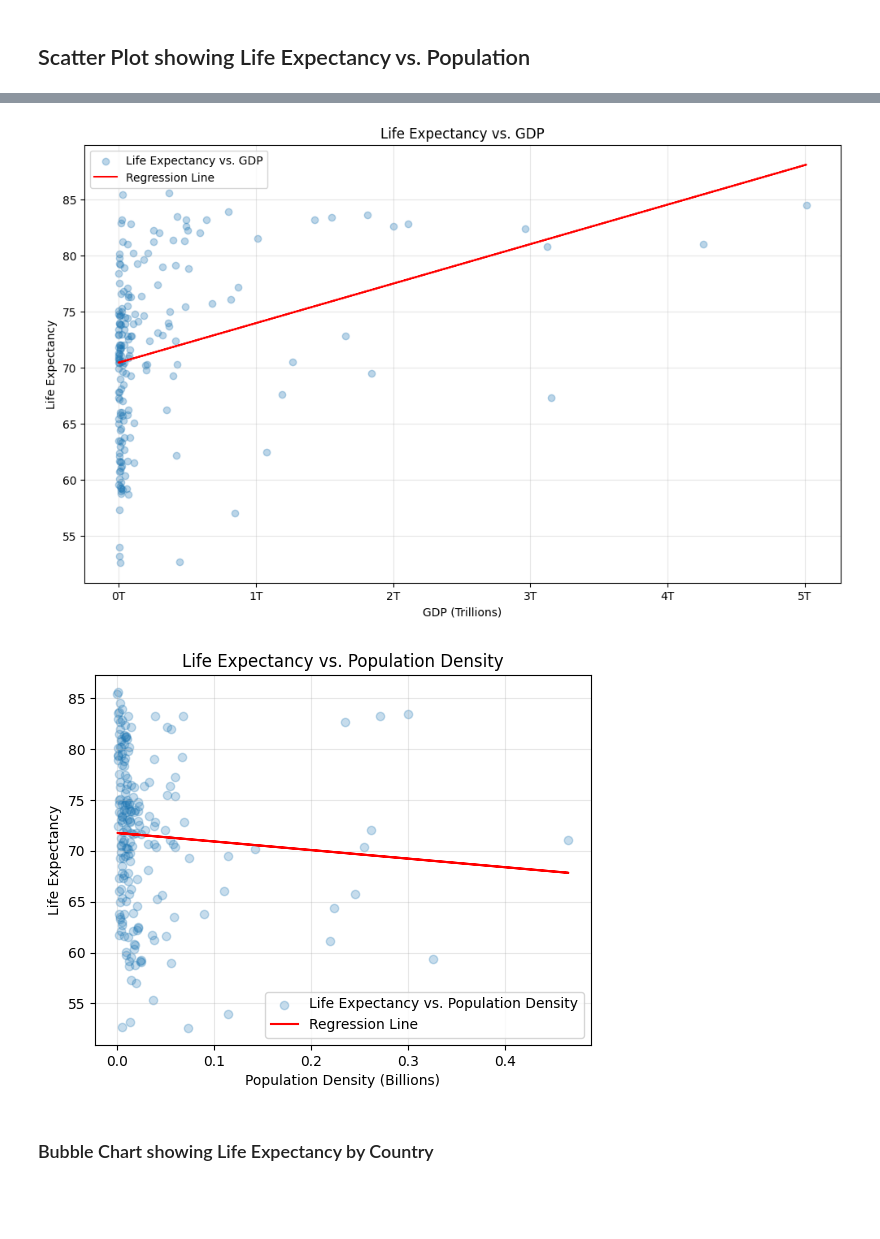
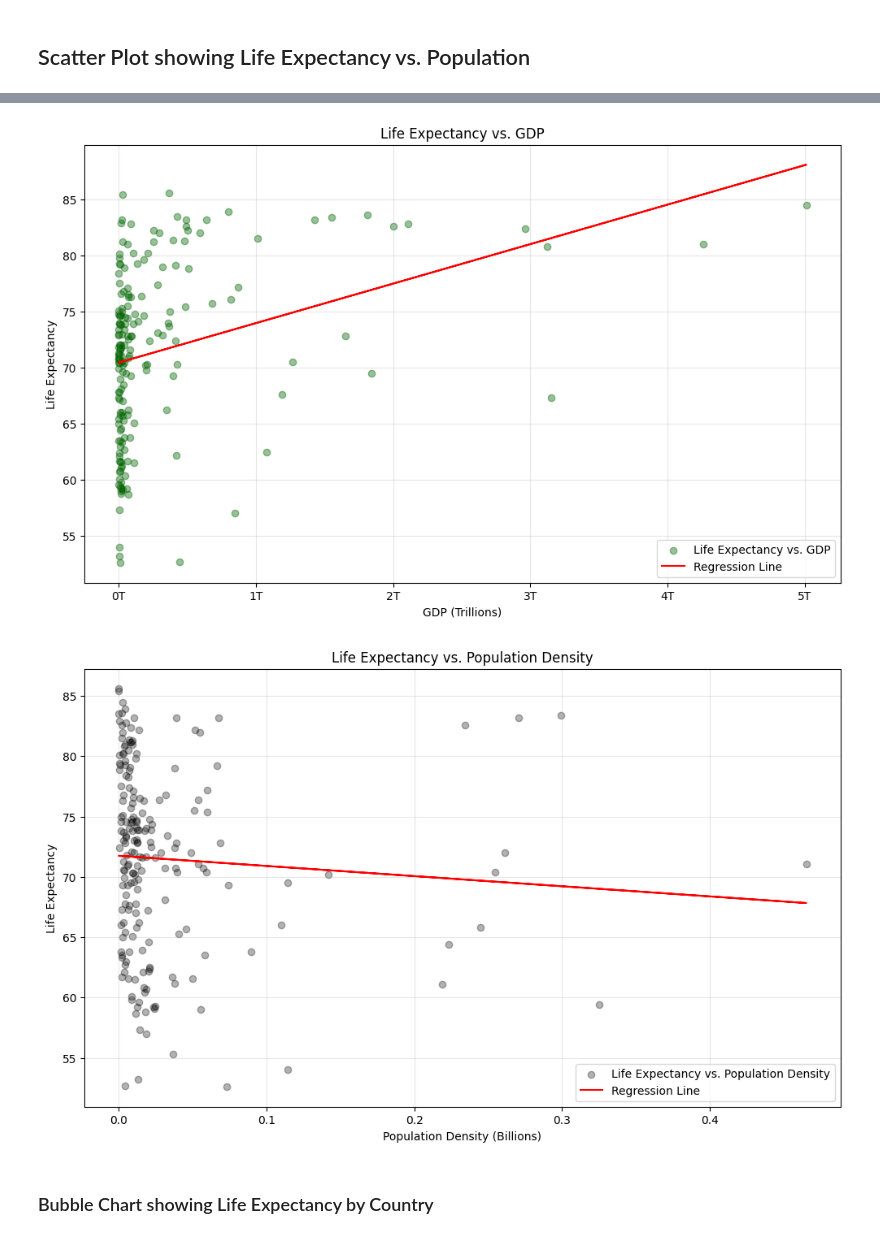
Before and after one commit to JNorthData/Life_Expectancy, a Jupyter notebook: life-expectancy.ipynb, the cells around one changed output, grey strips where cells are left out. Cells and saved outputs as stored; diff of their text form; code cells hidden in the pictures; blank space fills up the shorter version.

Commit message:
Mastered charts

```diff
--- a/life-expectancy.ipynb
+++ b/life-expectancy.ipynb
@@ -483,7 +487,7 @@ regression_line = np.poly1d(coefficients)
 
 # Create the scatter plot
 plt.figure(figsize=(12, 7))
-plt.scatter(x, y, alpha=.3, label='Life Expectancy vs. GDP')
+plt.scatter(x, y, color='darkgreen', alpha=.4, label='Life Expectancy vs. GDP')
 
 # Plot the regression line
 plt.plot(x, regression_line(x), color='red', label='Regression Line')
@@ -492,7 +496,7 @@ plt.plot(x, regression_line(x), color='red', label='Regression Line')
 plt.xlabel('GDP (Trillions)')
 plt.ylabel('Life Expectancy')
 plt.title('Life Expectancy vs. GDP')
-plt.legend()
+plt.legend(loc='lower right')
 plt.grid(alpha=.3)
 
 # Function to format x-axis labels with Trillions abbreviation
@@ -505,43 +509,44 @@ plt.gca().xaxis.set_major_formatter(FuncFormatter(trillions_formatter))
 # Display the plot
 plt.show()
 # %% [output]
-[figure, old version]
+[figure, new version]
 # %%
 import pandas as pd
 import numpy as np
 import matplotlib.pyplot as plt
 from scipy.stats import linregress
 from matplotlib.ticker import FuncFormatter
 
 scatter_data = All_Data_df.copy()
 
 # Drop rows with missing values in relevant columns
 scatter_data = scatter_data.dropna(subset=["Life Expectancy Avg", "Population Density"])
 scatter_data = scatter_data[(scatter_data['Population Density'] < 1) & (scatter_data['Year'] == 2021)]
 
 x = np.array(scatter_data['Population Density'])
 y = np.array(scatter_data['Life Expectancy Avg'])
 
 # Calculate the regression line using scipy.stats.linregress
 slope, intercept, r_value, p_value, std_err = linregress(x, y)
 
 # Create the scatter plot
-plt.scatter(x, y, alpha=.25, label='Life Expectancy vs. Population Density')
+plt.figure(figsize=(12, 7))
+plt.scatter(x, y, color='black', alpha=.3, label='Life Expectancy vs. Population Density')
 
 # Plot the regression line
 plt.plot(x, slope * x + intercept, color='red', label='Regression Line')
 
 # Add labels and legend
 plt.xlabel('Population Density (Billions)')
 plt.ylabel('Life Expectancy')
 plt.title('Life Expectancy vs. Population Density')
-plt.legend()
+plt.legend(loc='lower right')
 plt.grid(alpha=.3)
 
 # Display the plot
 plt.show()
 # %% [output]
-[figure, old version]
+[figure, new version]
 # %% [markdown]
 ### Bubble Chart showing Life Expectancy by Country
 # %%
```
Also changed, not shown: parts of 10 cells of this notebook, 12 other files.
